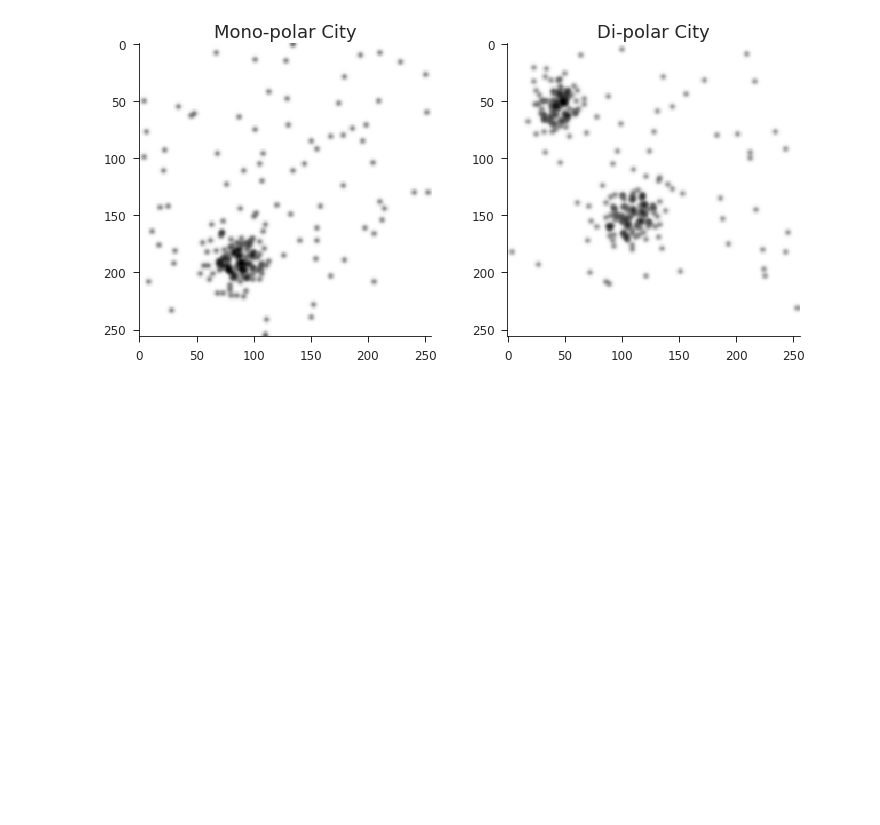
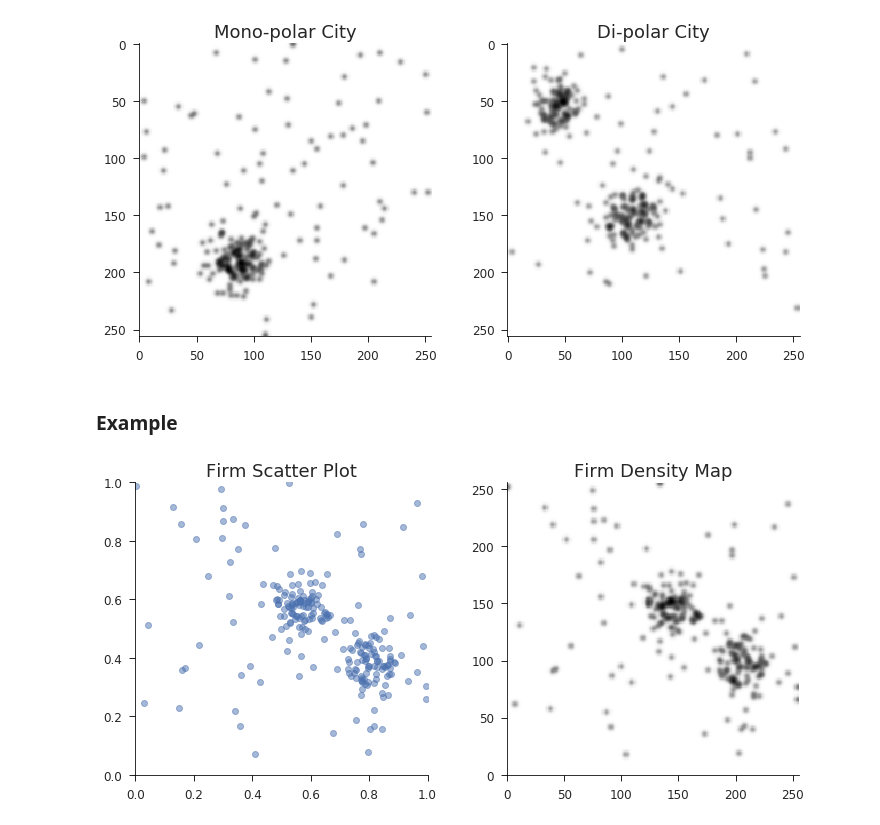
Before and after one commit to iamlemec/landsat, a Jupyter notebook: notebooks/simulation.ipynb, the cells around one changed output. Drawn from its saved outputs; the diff is of its cells as text; code cells hidden in the pictures; blank space fills up the shorter version.

Commit message:
slide mid

```diff
--- a/notebooks/simulation.ipynb
+++ b/notebooks/simulation.ipynb
@@ -87,3 +96,23 @@ ax2.set_title('Di-polar City')
 fig.savefig('../slides/images/simulated_density.svg')
 # %% [output]
 [figure]
+# %% [markdown]
+### Example
+# %%
+df_locs = gen_firms(2, 100, 100, 0.05, state=seed)
+dimg = gen_density(df_locs)
+# %%
+fig, (ax0, ax1) = plt.subplots(ncols=2, figsize=(12, 5))
+ax0.scatter(*df_locs.values.T, alpha=0.5)
+ax0.axis('square')
+ax0.set_xlim(0, 1)
+ax0.set_ylim(0, 1)
+ax0.set_title('Firm Scatter Plot')
+ax1.imshow(dimg.T, cmap=cm.Greys_r, origin='lower')
+ax1.axis('square')
+ax1.set_xlim(0, 256)
+ax1.set_ylim(0, 256)
+ax1.set_title('Firm Density Map')
+fig.savefig('../slides/images/density_map.png', dpi=300, bbox_inches='tight')
+# %% [output]
+[figure, added]
```
Also changed, not shown: parts of 5 cells of this notebook, 3 other files.
